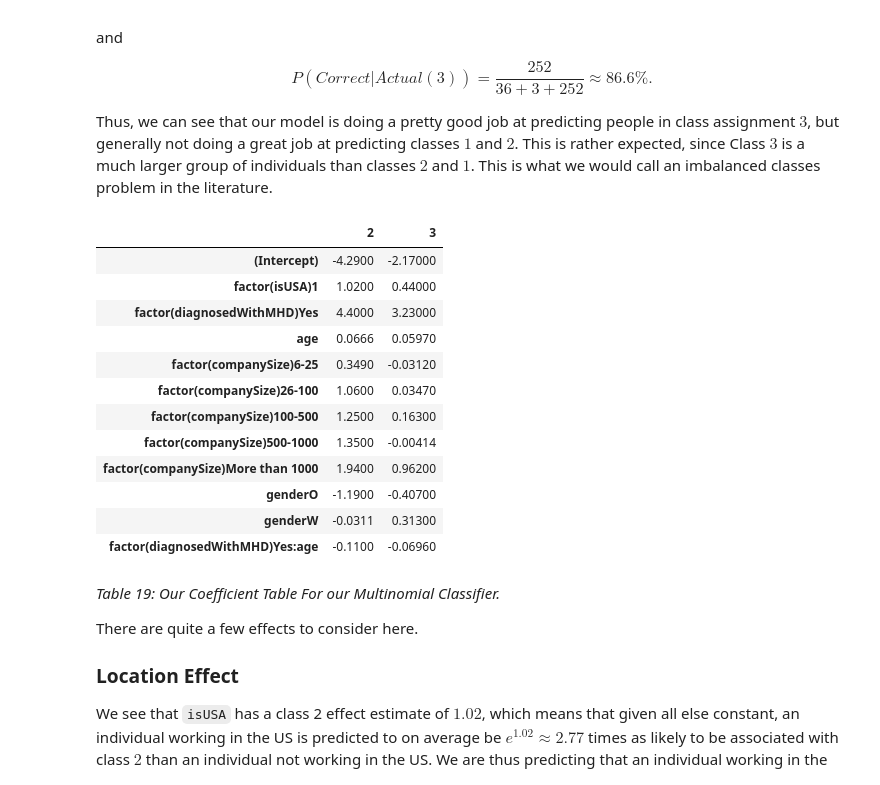
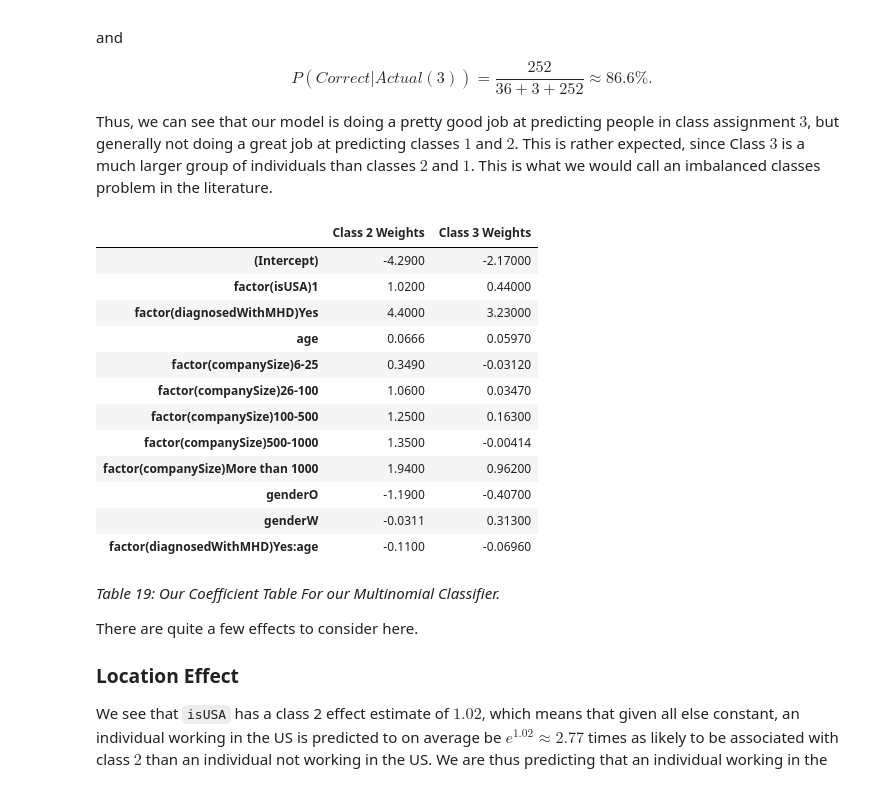
Before and after one commit to PLBMR/mentalHealthDataAnalysis, a Jupyter notebook: osmiMentalHealthInTech/analysis/clusterAnalysis/clusterAnalysis_inference.ipynb, the cells around one changed output. Cells and saved outputs as stored; diff of their text form; code cells hidden in the pictures.

```diff
--- a/osmiMentalHealthInTech/analysis/clusterAnalysis/clusterAnalysis_inference.ipynb
+++ b/osmiMentalHealthInTech/analysis/clusterAnalysis/clusterAnalysis_inference.ipynb
@@ -569,19 +569,20 @@ Thus, we can see that our model is doing a pretty good job at predicting people
 # %%
 coefficientTable = summary(finalClassMod)$coefficients
 coefficientTable = t(coefficientTable)
 #shift around some variable levels for company size
 companyLowerLev = 5
 companyUpperLev = 9
 shiftVec = c(8,6,5,7,9)
 coefficientTable[companyLowerLev:companyUpperLev,] = (
                     coefficientTable[shiftVec,])
 rownames(coefficientTable)[companyLowerLev:companyUpperLev] = (
                                        rownames(coefficientTable)[shiftVec])
+colnames(coefficientTable) = c("Class 2 Weights","Class 3 Weights")
 #then print out table
 coefficientTable = signif(coefficientTable,sigLev)
 coefficientTable
 # %% [output]
-|  | 2 | 3 |
+|  | Class 2 Weights | Class 3 Weights |
 | (Intercept) | -4.2900 | -2.17000 |
 | factor(isUSA)1 | 1.0200 | 0.44000 |
 | factor(diagnosedWithMHD)Yes | 4.4000 | 3.23000 |
```
Also changed, not shown: 4 other files.
